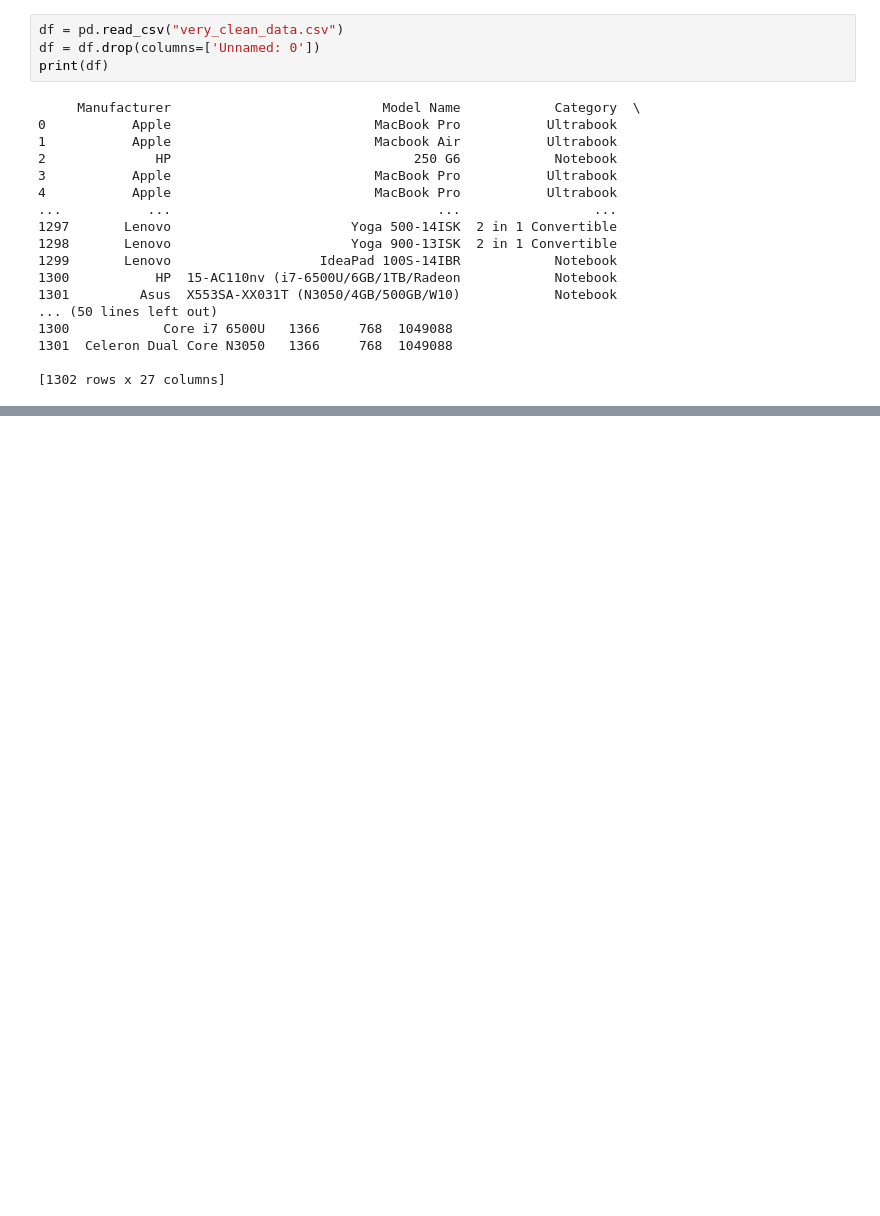
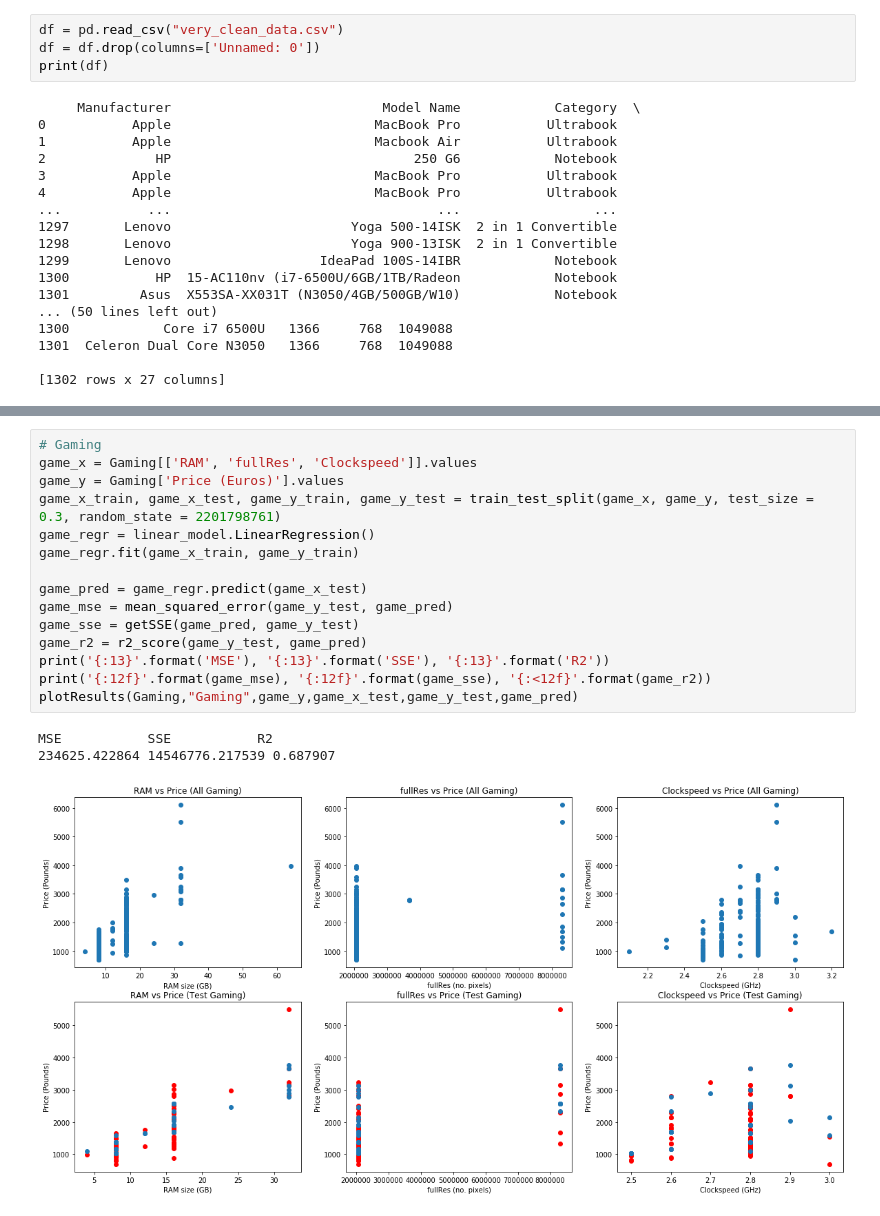
Before and after one commit to nicholasm185/Data-Science-Final-Project, a Jupyter notebook: multi_linear_regression.ipynb, the cells around one changed output, grey strips where cells are left out. Cells and saved outputs as stored; diff of their text form; blank space fills up the shorter version.

```diff
--- a/multi_linear_regression.ipynb
+++ b/multi_linear_regression.ipynb
@@ -109,0 +138,19 @@ array([1387.24164706])
+# %%
+# Gaming
+game_x = Gaming[['RAM', 'fullRes', 'Clockspeed']].values
+game_y = Gaming['Price (Euros)'].values
+game_x_train, game_x_test, game_y_train, game_y_test = train_test_split(game_x, game_y, test_size = 0.3, random_state = 2201798761)
+game_regr = linear_model.LinearRegression()
+game_regr.fit(game_x_train, game_y_train)
+
+game_pred = game_regr.predict(game_x_test)
+game_mse = mean_squared_error(game_y_test, game_pred)
+game_sse = getSSE(game_pred, game_y_test)
+game_r2 = r2_score(game_y_test, game_pred)
+print('{:13}'.format('MSE'), '{:13}'.format('SSE'), '{:13}'.format('R2'))
+print('{:12f}'.format(game_mse), '{:12f}'.format(game_sse), '{:<12f}'.format(game_r2))
+plotResults(Gaming,"Gaming",game_y,game_x_test,game_y_test,game_pred)
+# %% [output]
+MSE           SSE           R2
+234625.422864 14546776.217539 0.687907
+[figure, added]
```
Also changed, not shown: parts of 23 cells of this notebook, 1 other file.
